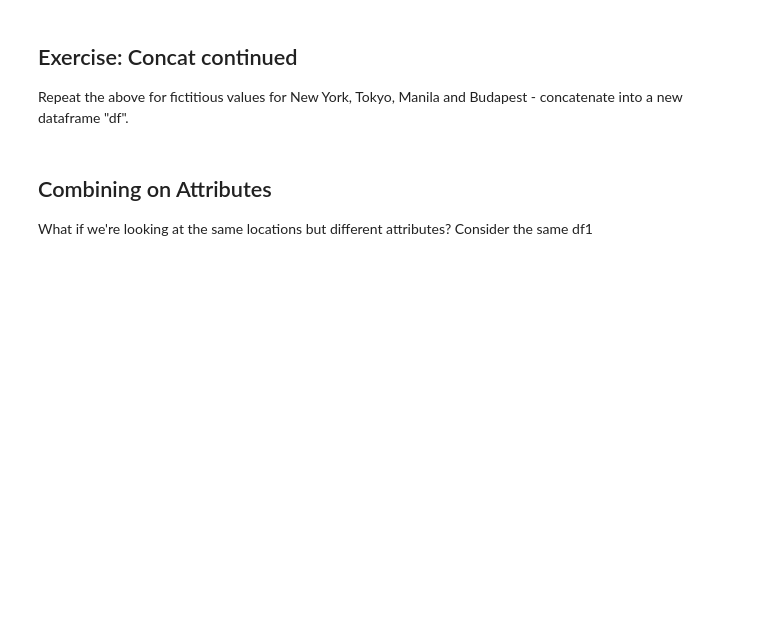
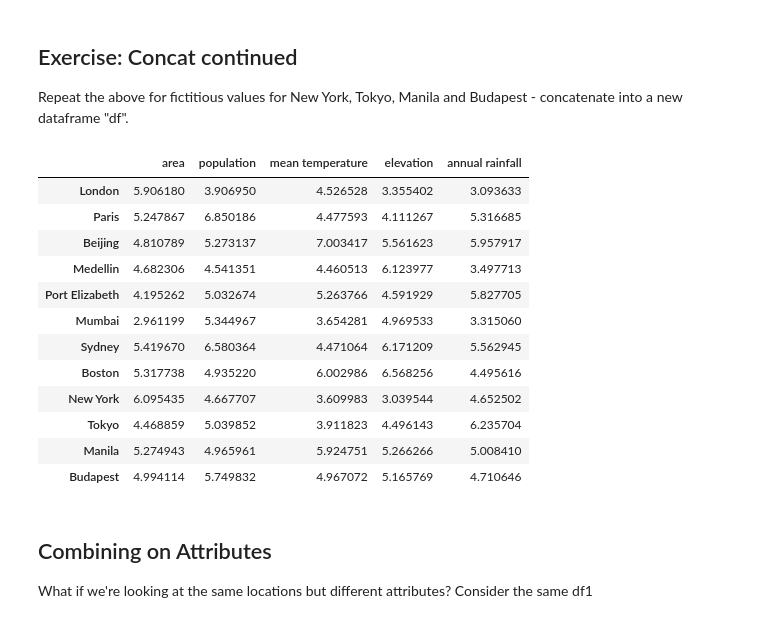
Before and after one commit to EllieHu1208/QM2, a Jupyter notebook: notebooks/RW. Merging and Joining.ipynb, the cells around one changed output. Cells and saved outputs as stored; diff of their text form; code cells hidden in the pictures; blank space fills up the shorter version.

```diff
--- a/notebooks/RW. Merging and Joining.ipynb
+++ b/notebooks/RW. Merging and Joining.ipynb
@@ -152,6 +152,28 @@ df3
 ## Exercise: Concat continued
 
 Repeat the above for fictitious values for New York, Tokyo, Manila and Budapest - concatenate into a new dataframe "df".
+# %%
+df4 = pd.DataFrame(5 + np.random.randn(4, 5))
+df4.columns = ['area','population','mean temperature','elevation','annual rainfall']
+df4.index = ['New York', 'Tokyo', 'Manila', 'Budapest']
+
+df = pd.concat([df3, df4])
+# %%
+df
+# %% [output]
+|  | area | population | mean temperature | elevation | annual rainfall |
+| London | 5.906180 | 3.906950 | 4.526528 | 3.355402 | 3.093633 |
+| Paris | 5.247867 | 6.850186 | 4.477593 | 4.111267 | 5.316685 |
+| Beijing | 4.810789 | 5.273137 | 7.003417 | 5.561623 | 5.957917 |
+| Medellin | 4.682306 | 4.541351 | 4.460513 | 6.123977 | 3.497713 |
+| Port Elizabeth | 4.195262 | 5.032674 | 5.263766 | 4.591929 | 5.827705 |
+| Mumbai | 2.961199 | 5.344967 | 3.654281 | 4.969533 | 3.315060 |
+| Sydney | 5.419670 | 6.580364 | 4.471064 | 6.171209 | 5.562945 |
+| Boston | 5.317738 | 4.935220 | 6.002986 | 6.568256 | 4.495616 |
+| New York | 6.095435 | 4.667707 | 3.609983 | 3.039544 | 4.652502 |
+| Tokyo | 4.468859 | 5.039852 | 3.911823 | 4.496143 | 6.235704 |
+| Manila | 5.274943 | 4.965961 | 5.924751 | 5.266266 | 5.008410 |
+| Budapest | 4.994114 | 5.749832 | 4.967072 | 5.165769 | 4.710646 |
 # %% [markdown]
 ## Combining on Attributes
 
```
Also changed, not shown: parts of 26 cells of this notebook.
